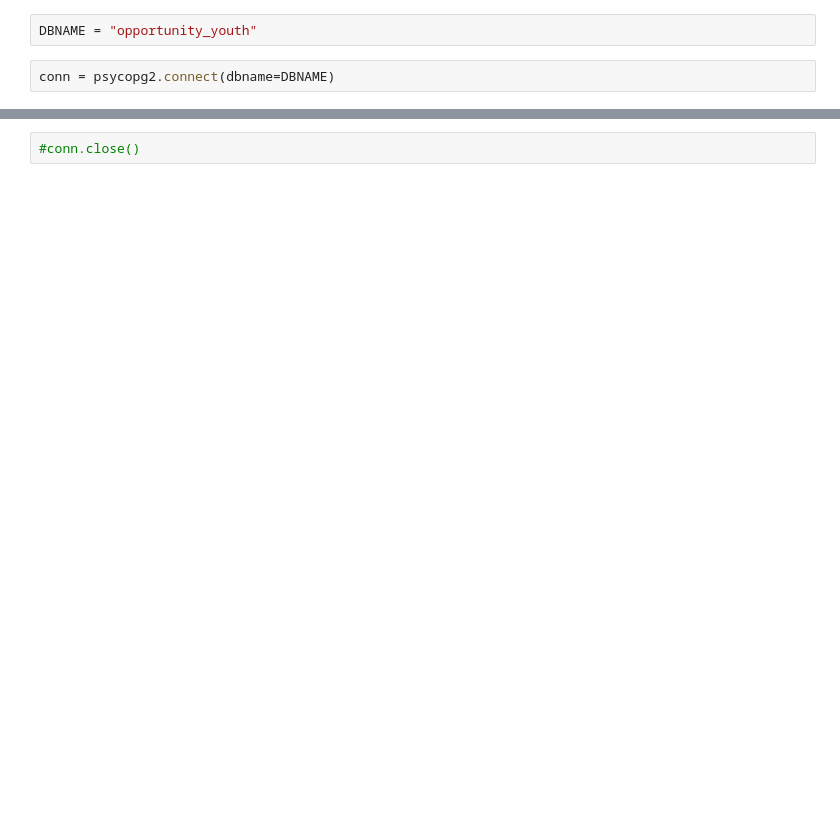
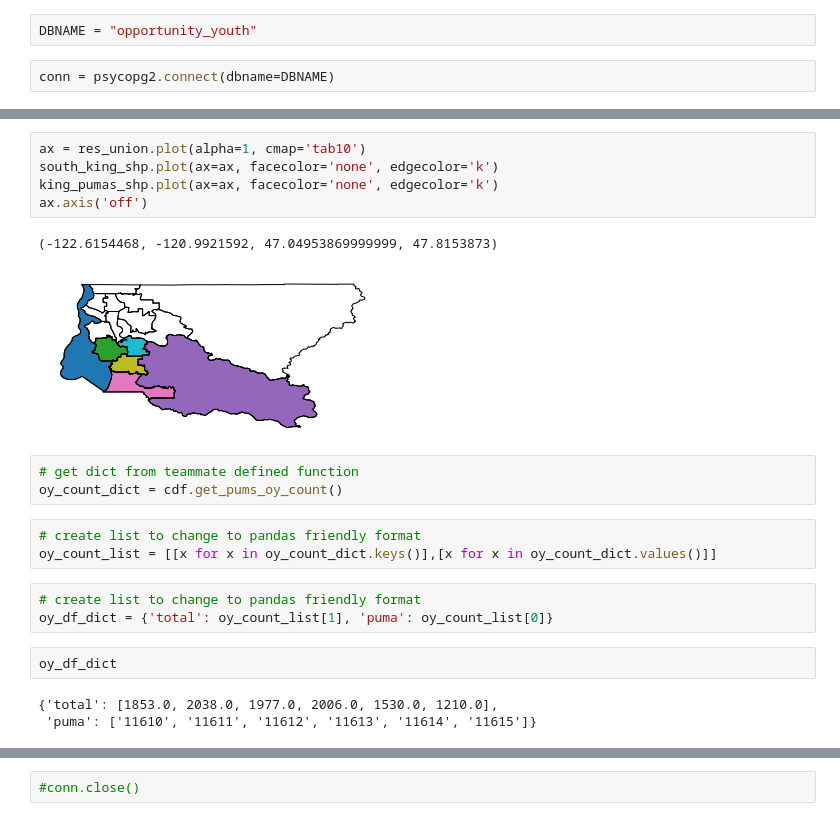
Before and after one commit to JJHick95/phase-1-project-west-ds-082420, a Jupyter notebook: notebooks/exploratory/mapping.ipynb, the cells around one changed output, grey strips where cells are left out. Drawn from its saved outputs; the diff is of its cells as text; blank space fills up the shorter version.

```diff
--- a/notebooks/exploratory/mapping.ipynb
+++ b/notebooks/exploratory/mapping.ipynb
@@ -168,0 +163,22 @@ gdf.plot(ax=ax, color='red')
+# %%
+ax = res_union.plot(alpha=1, cmap='tab10')
+south_king_shp.plot(ax=ax, facecolor='none', edgecolor='k')
+king_pumas_shp.plot(ax=ax, facecolor='none', edgecolor='k')
+ax.axis('off')
+# %% [output]
+(-122.6154468, -120.9921592, 47.04953869999999, 47.8153873)
+[figure, added]
+# %%
+# get dict from teammate defined function
+oy_count_dict = cdf.get_pums_oy_count()
+# %%
+# create list to change to pandas friendly format
+oy_count_list = [[x for x in oy_count_dict.keys()],[x for x in oy_count_dict.values()]]
+# %%
+# create list to change to pandas friendly format
+oy_df_dict = {'total': oy_count_list[1], 'puma': oy_count_list[0]}
+# %%
+oy_df_dict
+# %% [output]
+{'total': [1853.0, 2038.0, 1977.0, 2006.0, 1530.0, 1210.0],
+ 'puma': ['11610', '11611', '11612', '11613', '11614', '11615']}
```
Also changed, not shown: parts of 46 cells of this notebook.
